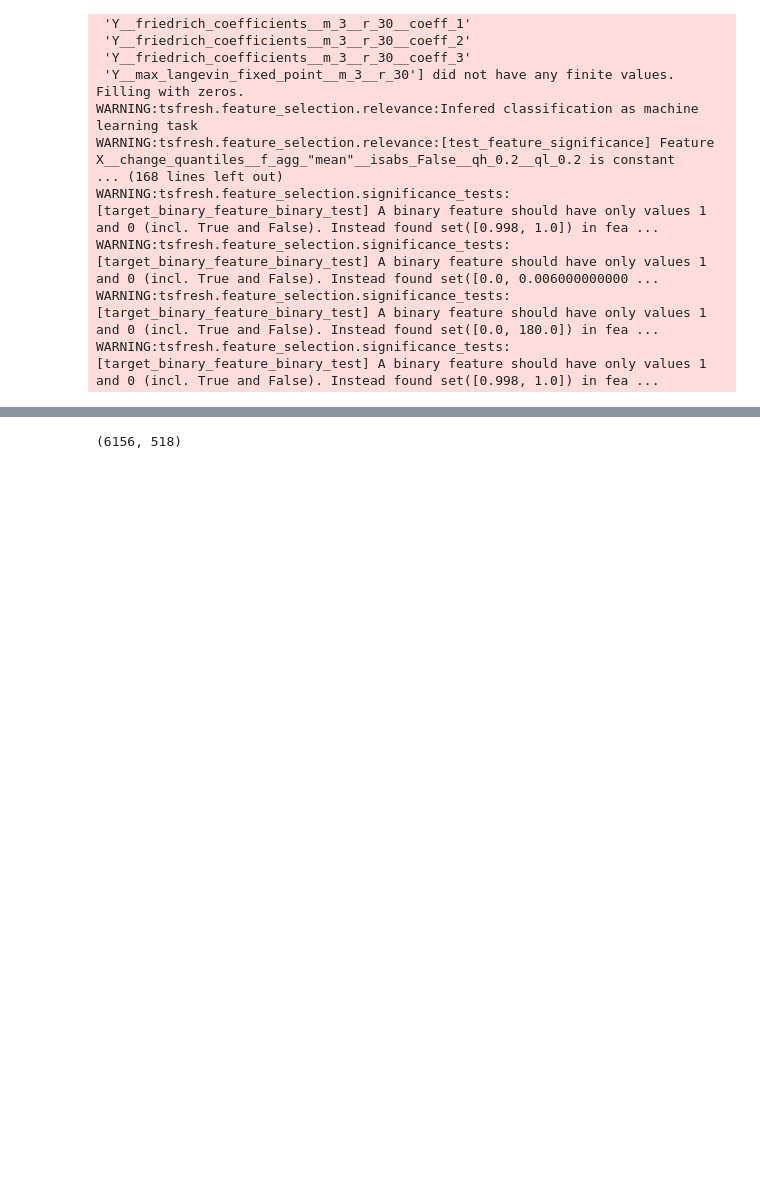
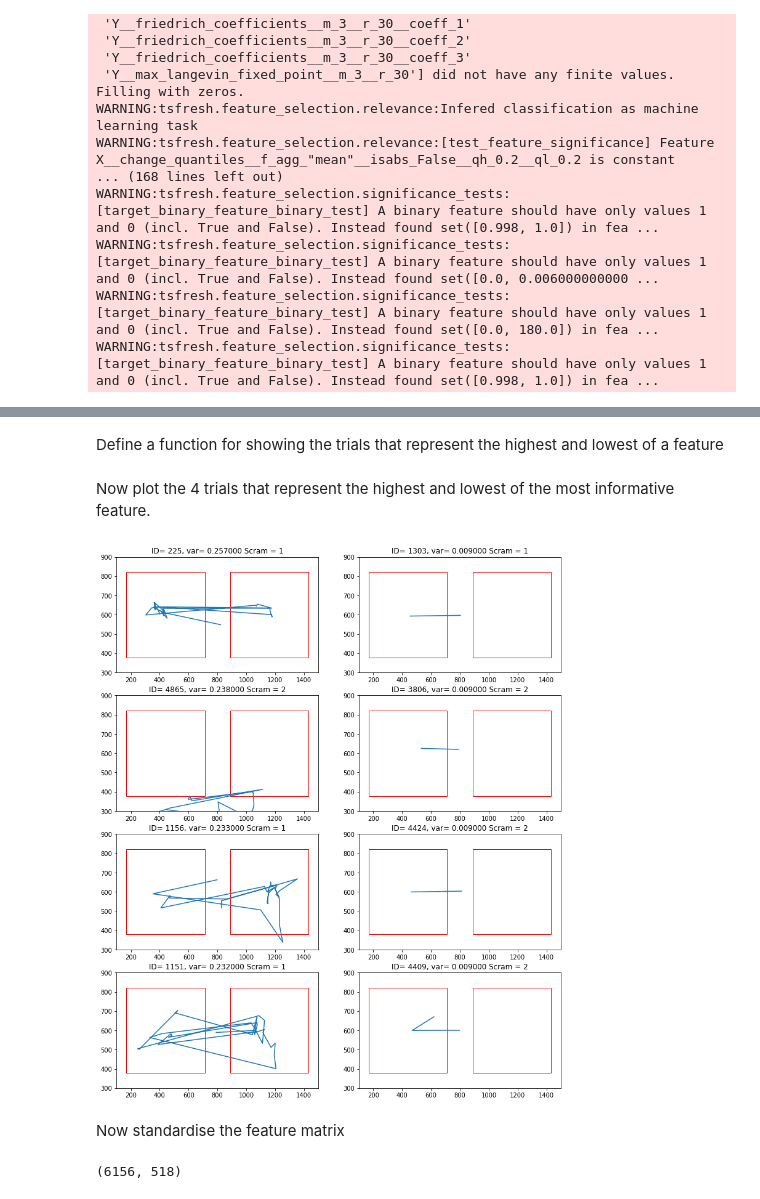
Before and after one commit to N-HEDGER/NH_EYETRACK_NOODLE, a Jupyter notebook: SCvINT.ipynb, the cells around one changed output, grey strips where cells are left out. Drawn from its saved outputs; the diff is of its cells as text; code cells hidden in the pictures; blank space fills up the shorter version.

```diff
--- a/SCvINT.ipynb
+++ b/SCvINT.ipynb
@@ -123 +188,33 @@ Scale all of the data.
+# %% [markdown]
+Define a function for showing the trials that represent the highest and lowest of a feature
+# %%
+def SHOWFEATURE(feature):
+    fig, ax = plt.subplots(figsize=(20, 20))
+    for i in range(4): # Plot the top 4 instances
+        for j in range(2):
+            ax = plt.subplot2grid((5,3), (i,j))
+            if j==1:
+                league=features_filtered_direct.sort_values(by=[feature],ascending=True) # The lowest values
+            else:
+                league=features_filtered_direct.sort_values(by=[feature],ascending=False) # The highest values
+            idt=league.iloc[[i]].index[0] # Get the id
+            var=round(league[feature].iloc[i],3) # Get the value of the variable
+            instance=TIMESERIES[(TIMESERIES["id"]==idt)] # Get the timeseries corresponding to the ID
+            plt.axis([100,1500,300,900])
+            rect=patches.Rectangle((168,378),544,444,facecolor='none',edgecolor='r') # Plot the grid area
+            rect2=patches.Rectangle((888,378),544,444,facecolor='none',edgecolor='r')
+            num=SCRAMLAB.iloc[idt-1,0] # Reference the timeseries with the label to determine whether it was scrambled or not
+            ax.add_patch(rect)
+            ax.add_patch(rect2)
+            lab="ID= %d, var= %f Scram = %d" % (idt,var,num)
+            ax.set_title(lab)
+            ax.plot(instance['X'],instance['Y'])
+# %% [markdown]
+Now plot the 4 trials that represent the highest and lowest of the most informative feature.
+# %%
+SHOWFEATURE('Y__approximate_entropy__m_2__r_0.1')
+# %% [output]
+[figure, added]
+# %% [markdown]
+Now standardise the feature matrix
 # %%
```
Also changed, not shown: parts of 45 cells of this notebook, 1 other file.
